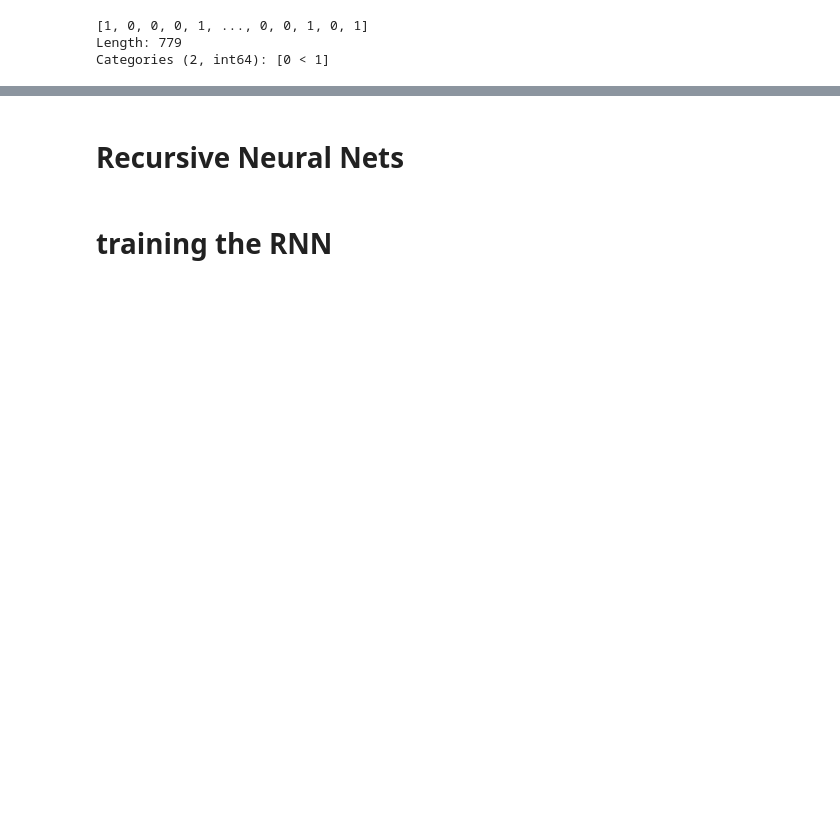
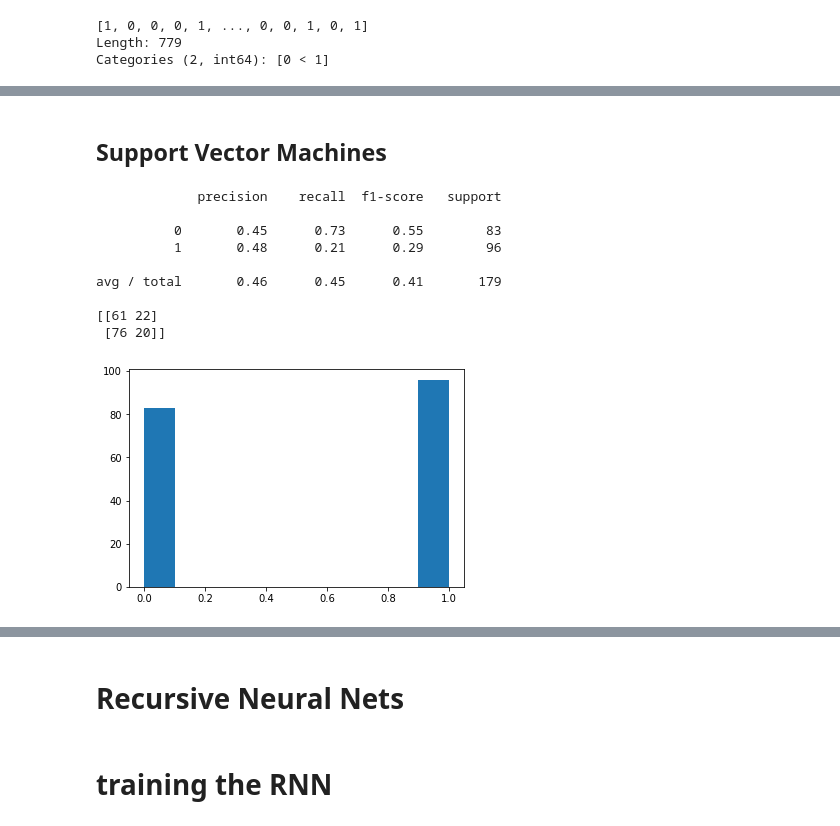
Before and after one commit to cttcpp/Stock_prediction_using_ML_and_Deep_learning, a Jupyter notebook: Project.ipynb, the cells around one changed output, grey strips where cells are left out. Cells and saved outputs as stored; diff of their text form; code cells hidden in the pictures; blank space fills up the shorter version.

```diff
--- a/Project.ipynb
+++ b/Project.ipynb
@@ -0,0 +31,16 @@
+# %%
+import requests
+import requests_ftp
+import requests_cache
+import lxml
+import itertools
+import pandas as pd
+import re
+import numpy as np
+import string
+from bs4 import BeautifulSoup
+from collections import Counter
+from matplotlib import pyplot as plt
+from wordcloud import WordCloud
+from scipy.misc import imread
+plt.style.use('ggplot')
@@ -62,3 +286,26 @@ InputDF.head()
 test_size = 600
 xtrain, xtest = InputDF.iloc[:test_size, :], InputDF.iloc[test_size:, :]
 ytrain, ytest = label[:test_size], label[test_size:]
+# %% [markdown]
+## Support Vector Machines
+# %%
+from sklearn.svm import SVC
+svm = SVC()
+res = svm.fit(xtrain, ytrain)
+
+from sklearn.metrics import classification_report,confusion_matrix
+
+print (classification_report(ytest , res.predict(xtest)))
+print (confusion_matrix(ytest, res.predict(xtest)))
+plt.hist(ytest);
+# %% [output]
+             precision    recall  f1-score   support
+
+          0       0.45      0.73      0.55        83
+          1       0.48      0.21      0.29        96
+
+avg / total       0.46      0.45      0.41       179
+
+[[61 22]
+ [76 20]]
+[figure, added]
```
Also changed, not shown: parts of 45 cells of this notebook, 2 other files.
